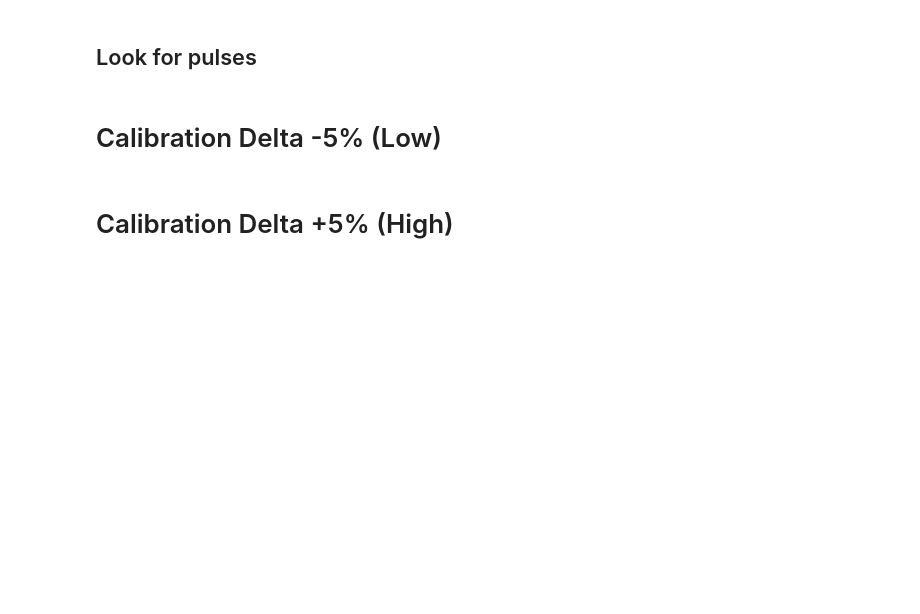
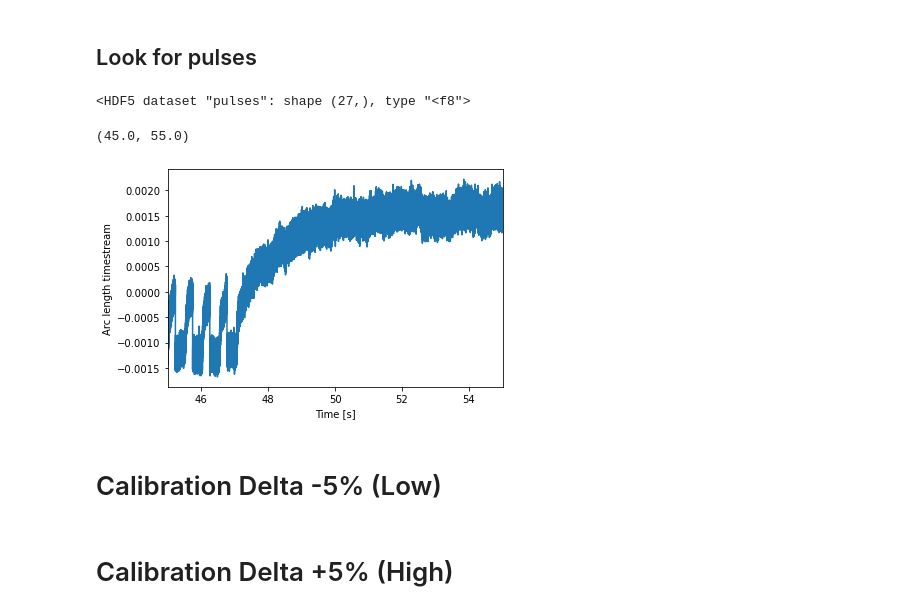
Before and after one commit to nkurinsky/NEXUS_RF, a Jupyter notebook: AnalysisScripts/timestream_explorer.ipynb, the cells around one changed output. Saved outputs shown, nothing was run; the diff lists cells and outputs as text; code cells hidden in the pictures; blank space fills up the shorter version.

```diff
--- a/AnalysisScripts/timestream_explorer.ipynb
+++ b/AnalysisScripts/timestream_explorer.ipynb
@@ -281,8 +281,10 @@ f.close() ;
 # %% [markdown]
 ## Look for pulses
 # %%
-f = h5py.File(tone_files[1], 'r')
+f = h5py.File(tone_files[0], 'r')
 print(f['pulses'])
 f.close()
+# %% [output]
+<HDF5 dataset "pulses": shape (27,), type "<f8">
 # %%
 ## Pull a list of pulse times from the file
@@ -295,16 +297,20 @@ p_times = p_times[p_times > timestreams['time'][0]]
 # %%
 ## Create an axis to overlay pulses onto
 f_1 = plt.figure()
 ax1 = f_1.gca()
 ax1.set_xlabel(r"Time [s]")
 ax1.set_ylabel(r"Arc length timestream")
 
 ax1.plot(timestreams['time'],timestreams['arc'][:,0])
 
 ylims=ax1.get_ylim()
-for pt in p_times:
-    ax1.plot(pt*np.ones(2),ylims,'r--')
+# for pt in p_times:
+#     ax1.plot(pt*np.ones(2),ylims,'r--')
 ax1.set_ylim(ylims)
+ax1.set_xlim([45.0,55.0])
+# %% [output]
+(45.0, 55.0)
+[figure, added]
 # %%
 ## Define a window around the pulse time
 pre_win_sec = 100. * 1e-6
```
Also changed, not shown: parts of 10 cells of this notebook, 1 other file.
